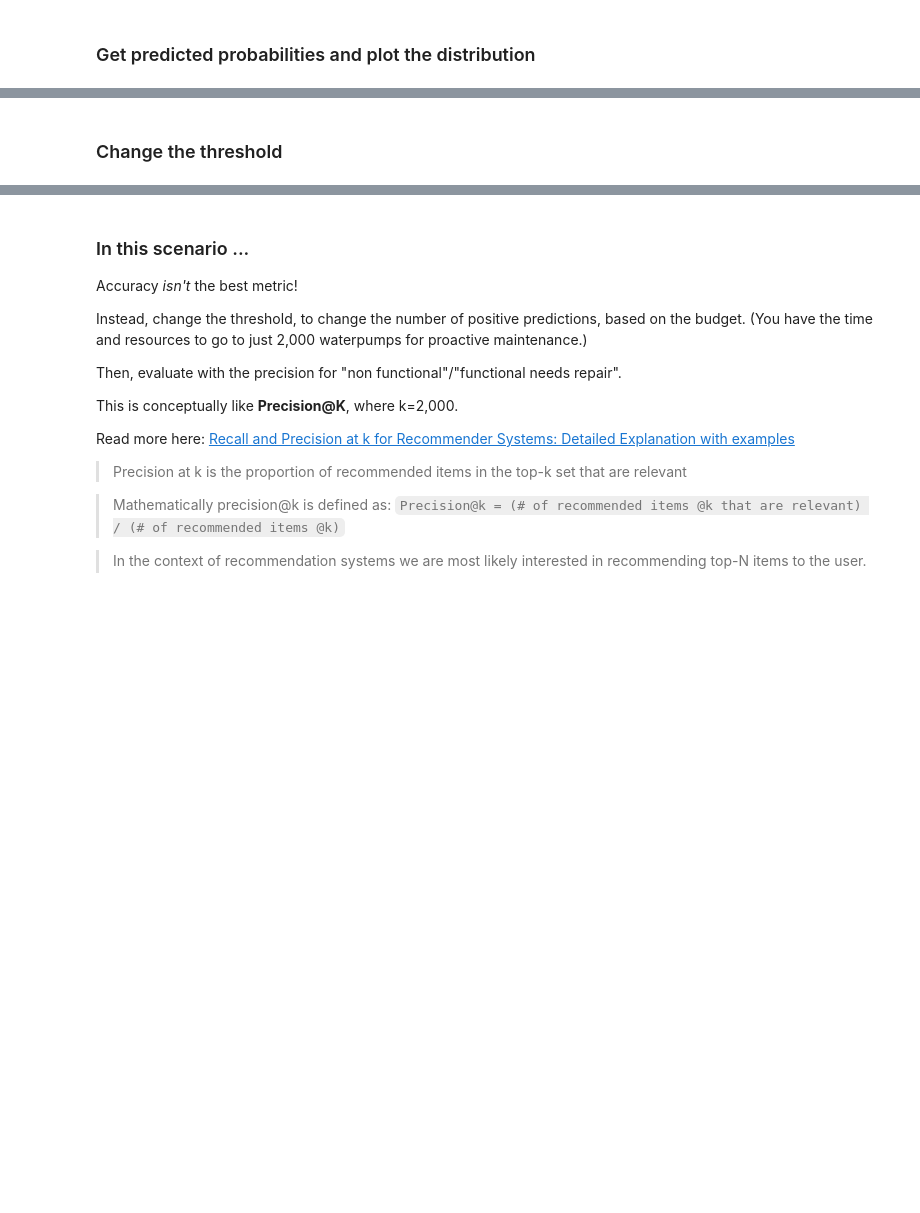
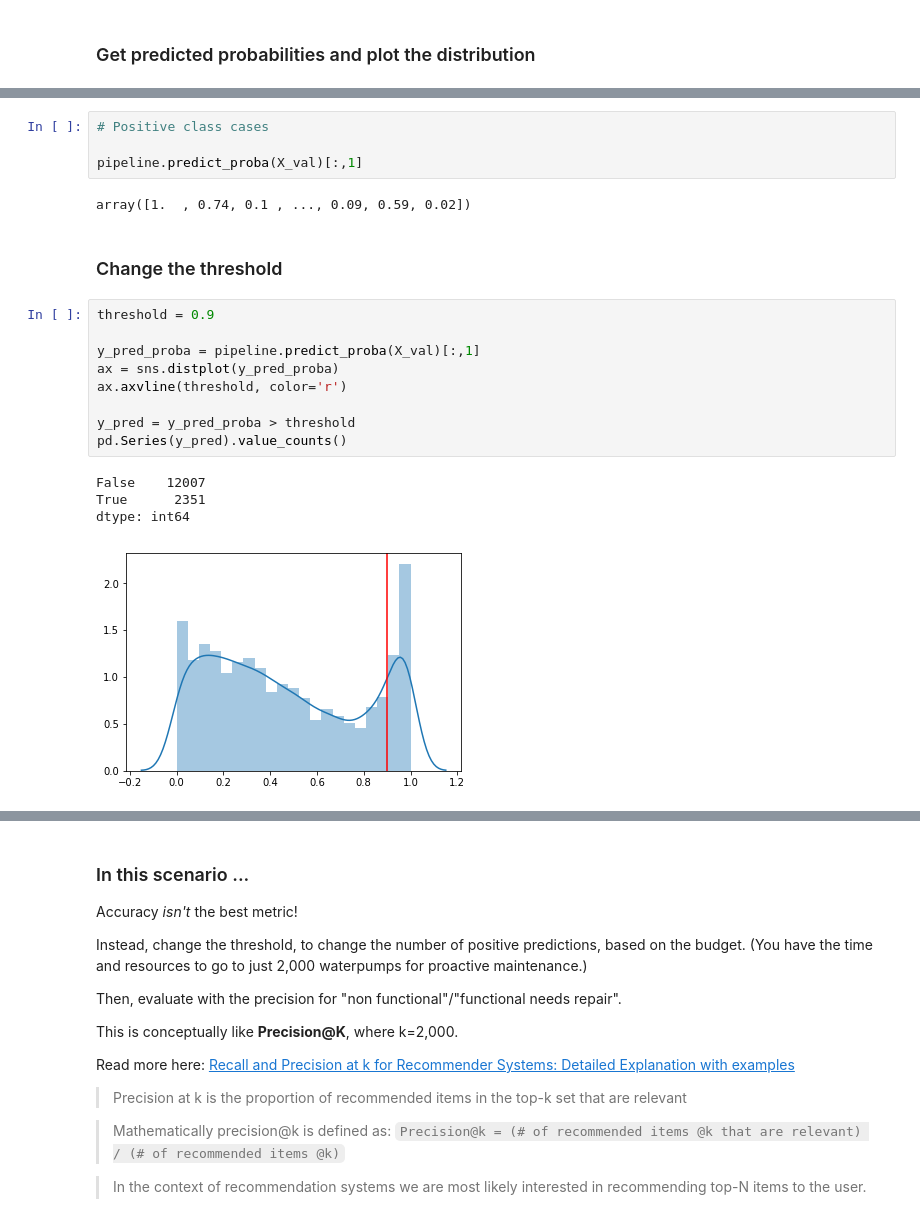
Before and after one commit to JimKing100/DS-Unit-2-Kaggle-Challenge, a Jupyter notebook: module4/Kaggle_Module_4_Actual_Lesson.ipynb, the cells around one changed output, grey strips where cells are left out. Drawn from its saved outputs; the diff is of its cells as text; blank space fills up the shorter version.

```diff
--- a/module4/Kaggle_Module_4_Actual_Lesson.ipynb
+++ b/module4/Kaggle_Module_4_Actual_Lesson.ipynb
@@ -218,2 +356,22 @@ And look at the confusion matrix:
+# %%
+# Positive class cases
+
+pipeline.predict_proba(X_val)[:,1]
+# %% [output]
+array([1.  , 0.74, 0.1 , ..., 0.09, 0.59, 0.02])
 # %% [markdown]
 ### Change the threshold
+# %%
+threshold = 0.9
+
+y_pred_proba = pipeline.predict_proba(X_val)[:,1]
+ax = sns.distplot(y_pred_proba)
+ax.axvline(threshold, color='r')
+
+y_pred = y_pred_proba > threshold
+pd.Series(y_pred).value_counts()
+# %% [output]
+False    12007
+True      2351
+dtype: int64
+[figure, added]
```
Also changed, not shown: parts of 24 cells of this notebook.
